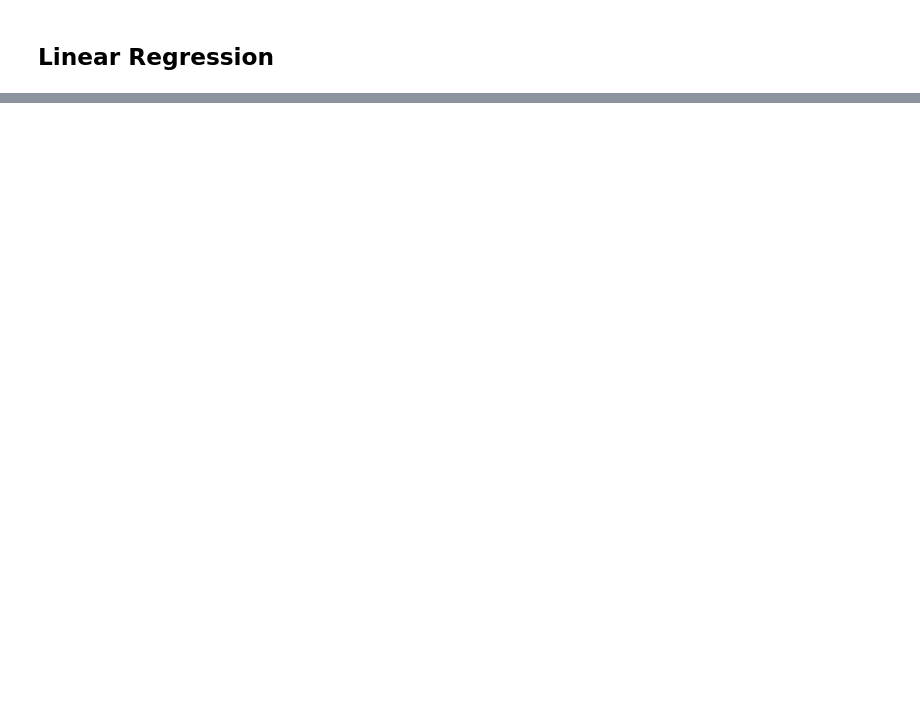
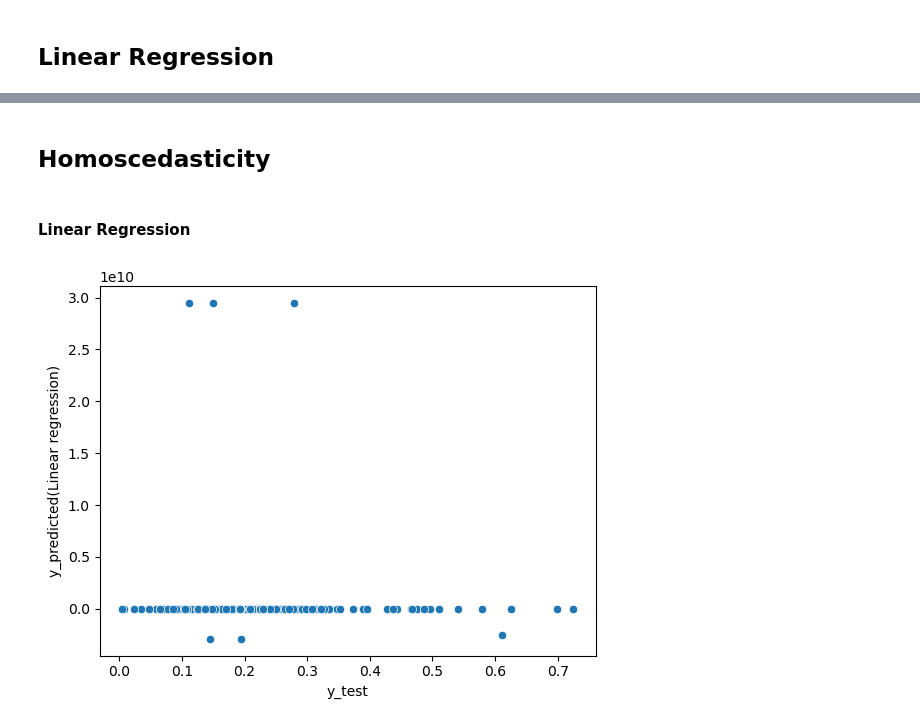
Before and after one commit to Debnath-Goutam/Housing, a Jupyter notebook: Housing.ipynb, the cells around one changed output, grey strips where cells are left out. Saved outputs shown, nothing was run; the diff lists cells and outputs as text; code cells hidden in the pictures; blank space fills up the shorter version.

```diff
--- a/Housing.ipynb
+++ b/Housing.ipynb
@@ -402,0 +592,11 @@ from sklearn.linear_model import Ridge
+# %% [markdown]
+## Homoscedasticity
+# %% [markdown]
+#### Linear Regression
+# %%
+sns.scatterplot(x=y_test, y=y_pred_lr_test)
+plt.xlabel('y_test')
+plt.ylabel('y_predicted(Linear regression)')
+plt.show()
+# %% [output]
+[figure, added]
```
Also changed, not shown: parts of 66 cells of this notebook.
